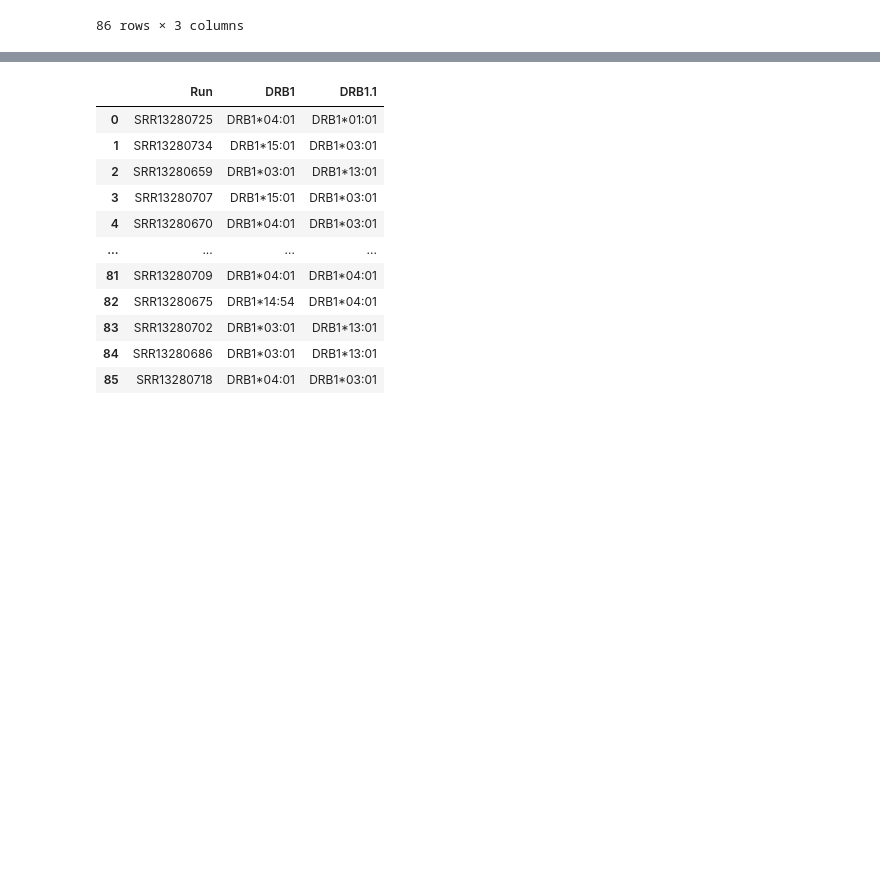
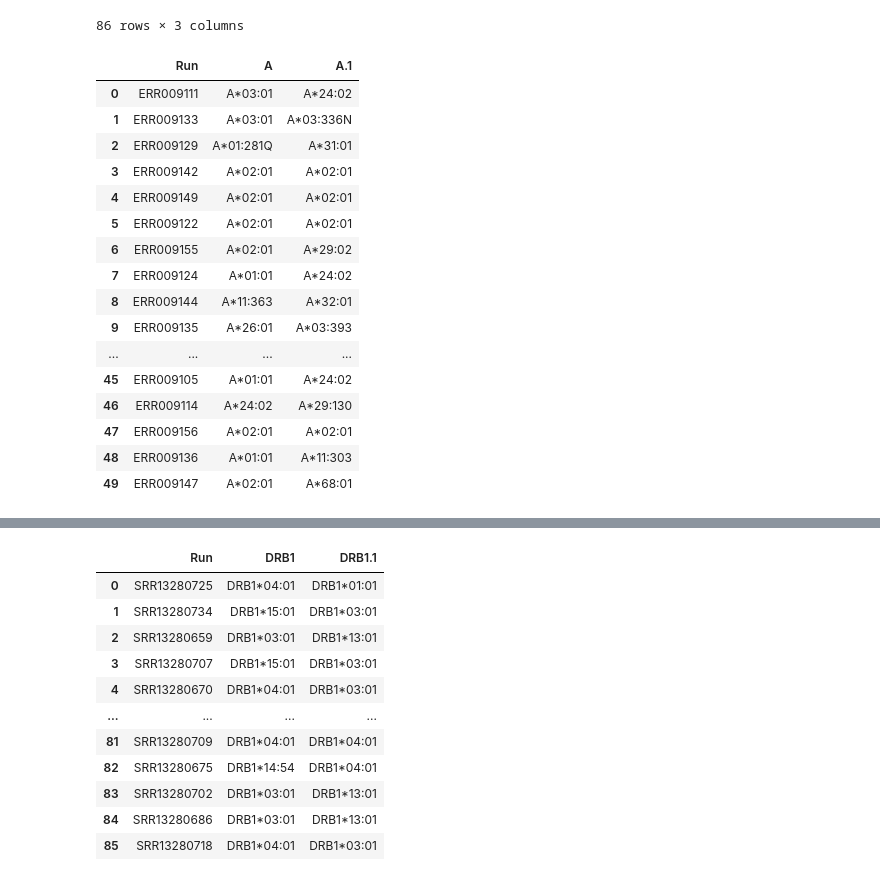
Before and after one commit to ydottie/hlaproject, a Jupyter notebook: notebooks/misreads_d3.ipynb, the cells around one changed output, grey strips where cells are left out. Saved outputs shown, nothing was run; the diff lists cells and outputs as text; code cells hidden in the pictures; blank space fills up the shorter version.

```diff
--- a/notebooks/misreads_d3.ipynb
+++ b/notebooks/misreads_d3.ipynb
@@ -22,3 +22,34 @@ gs3
 | 84 | SRR13280667 | DRB1*03:01 | DRB1*04:01 |
 | 85 | SRR13280709 | DRB1*01:01 | DRB1*04:01 |
 86 rows × 3 columns
+# %%
+gs1=pd.read_csv("../datasets/1_gs.csv")
+d1=pd.read_csv("../results/standard/arcas_d1_4dig.csv")
+# %%
+#select only DRB1 columns for d3
+d1=d1.set_index(d1.columns[0])
+mask = d1.apply(lambda col: col.str.contains('A').any(),
+                axis=0)
+d1=d1.loc[: , mask]
+d1=d1.reset_index()
+d1=d1.iloc[: , :3]
+d1.columns=['Run','A','A.1']
+d1
+# %% [output]
+|  | Run | A | A.1 |
+| 0 | ERR009111 | A*03:01 | A*24:02 |
+| 1 | ERR009133 | A*03:01 | A*03:336N |
+| 2 | ERR009129 | A*01:281Q | A*31:01 |
+| 3 | ERR009142 | A*02:01 | A*02:01 |
+| 4 | ERR009149 | A*02:01 | A*02:01 |
+| 5 | ERR009122 | A*02:01 | A*02:01 |
+| 6 | ERR009155 | A*02:01 | A*29:02 |
+| 7 | ERR009124 | A*01:01 | A*24:02 |
+| 8 | ERR009144 | A*11:363 | A*32:01 |
+| 9 | ERR009135 | A*26:01 | A*03:393 |
+| ... | ... | ... | ... |
+| 45 | ERR009105 | A*01:01 | A*24:02 |
+| 46 | ERR009114 | A*24:02 | A*29:130 |
+| 47 | ERR009156 | A*02:01 | A*02:01 |
+| 48 | ERR009136 | A*01:01 | A*11:303 |
+| 49 | ERR009147 | A*02:01 | A*68:01 |
```
Also changed, not shown: parts of 13 cells of this notebook, 1 other file.
